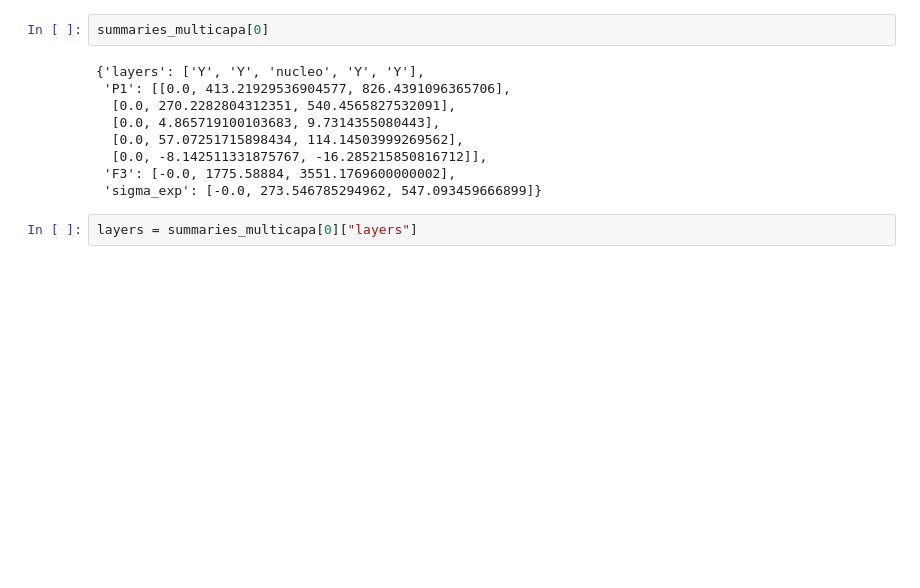
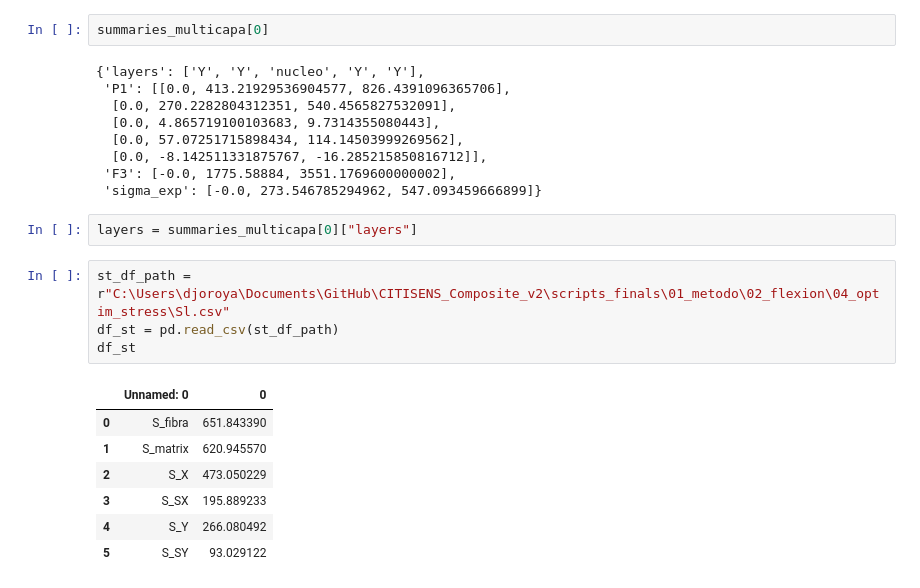
Before and after one commit to AdvancedMaterialSimulation/CITISENS_Composite, a Jupyter notebook: scripts_finals/02_metodo/02_flexion/T01_post_all copy.ipynb, the cells around one changed output. Saved outputs shown, nothing was run; the diff lists cells and outputs as text; blank space fills up the shorter version.

```diff
--- a/scripts_finals/02_metodo/02_flexion/T01_post_all copy.ipynb
+++ b/scripts_finals/02_metodo/02_flexion/T01_post_all copy.ipynb
@@ -387,3 +387,15 @@ summaries_multicapa[0]
  'sigma_exp': [-0.0, 273.546785294962, 547.093459666899]}
 # %%
 layers = summaries_multicapa[0]["layers"]
+# %%
+st_df_path = r"C:\Users\djoroya\Documents\GitHub\CITISENS_Composite_v2\scripts_finals\01_metodo\02_flexion\04_optim_stress\Sl.csv"
+df_st = pd.read_csv(st_df_path)
+df_st
+# %% [output]
+|  | Unnamed: 0 | 0 |
+| 0 | S_fibra | 651.843390 |
+| 1 | S_matrix | 620.945570 |
+| 2 | S_X | 473.050229 |
+| 3 | S_SX | 195.889233 |
+| 4 | S_Y | 266.080492 |
+| 5 | S_SY | 93.029122 |
```
Also changed, not shown: parts of 3 cells of this notebook, 4 other files.
